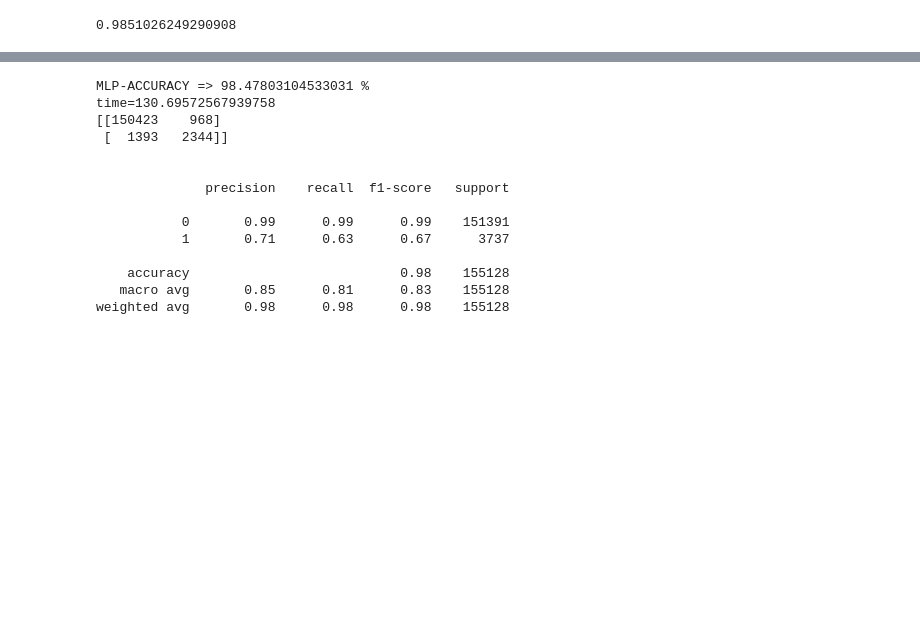
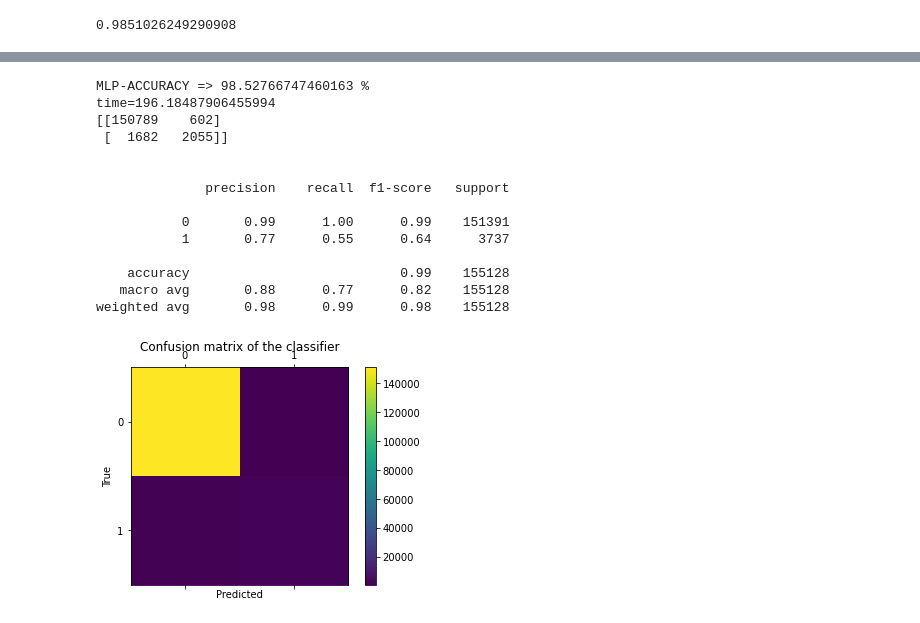
Before and after one commit to A-S-Aswanth/child_grooming_detector, a Jupyter notebook: Comparison.ipynb, the cells around one changed output, grey strips where cells are left out. Drawn from its saved outputs; the diff is of its cells as text; code cells hidden in the pictures; blank space fills up the shorter version.

```diff
--- a/Comparison.ipynb
+++ b/Comparison.ipynb
@@ -176,38 +215,52 @@ weighted avg       0.98      0.98      0.98    155128
 # %%
 #two hidden layers
 
 import time
 start=time.time()
 
 from sklearn.neural_network import MLPClassifier
 mlp= MLPClassifier(hidden_layer_sizes=(8,8), activation='relu', solver='adam',max_iter=200)
 mlp.fit(X_train,y_train)
 y_pred=(mlp.predict(X_test))
 print("MLP-ACCURACY => "+str(metrics.accuracy_score(y_test, y_pred)*100)+str(" %"))
 end=time.time()
 print("time="+str(end-start))
 
 #CLASSIFICATION REPORT
 from sklearn.metrics import classification_report,confusion_matrix
 #CONFUSION MATRIX
 print(confusion_matrix(y_test,y_pred))
 print('\n')
 print(classification_report(y_test,y_pred))
+
+#Plot confusion_matrix
+labels = ['0', '1']
+fig = plt.figure()
+ax = fig.add_subplot(111)
+cax = ax.matshow(confusion_matrix(y_test,y_pred))
+plt.title('Confusion matrix of the classifier')
+fig.colorbar(cax)
+ax.set_xticklabels([''] + labels)
+ax.set_yticklabels([''] + labels)
+plt.xlabel('Predicted')
+plt.ylabel('True')
+plt.show()
 # %% [output]
-MLP-ACCURACY => 98.47803104533031 %
-time=130.69572567939758
-[[150423    968]
- [  1393   2344]]
+MLP-ACCURACY => 98.52766747460163 %
+time=196.18487906455994
+[[150789    602]
+ [  1682   2055]]
 
 
               precision    recall  f1-score   support
 
-           0       0.99      0.99      0.99    151391
-           1       0.71      0.63      0.67      3737
+           0       0.99      1.00      0.99    151391
+           1       0.77      0.55      0.64      3737
 
-    accuracy                           0.98    155128
-   macro avg       0.85      0.81      0.83    155128
-weighted avg       0.98      0.98      0.98    155128
+    accuracy                           0.99    155128
+   macro avg       0.88      0.77      0.82    155128
+weighted avg       0.98      0.99      0.98    155128
+[figure, added]
 # %%
 import time
 start=time.time()
```
Also changed, not shown: parts of 7 cells of this notebook.
